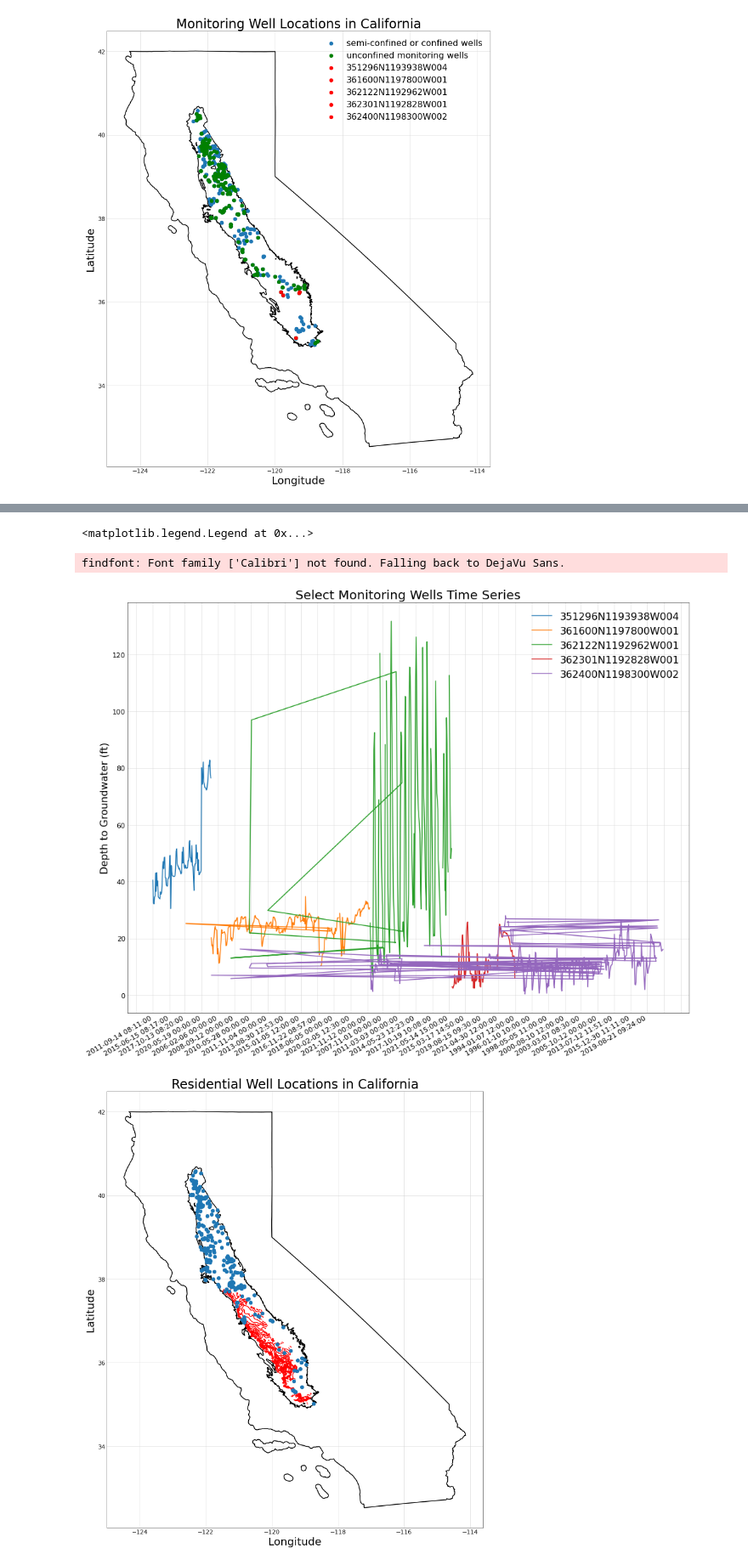
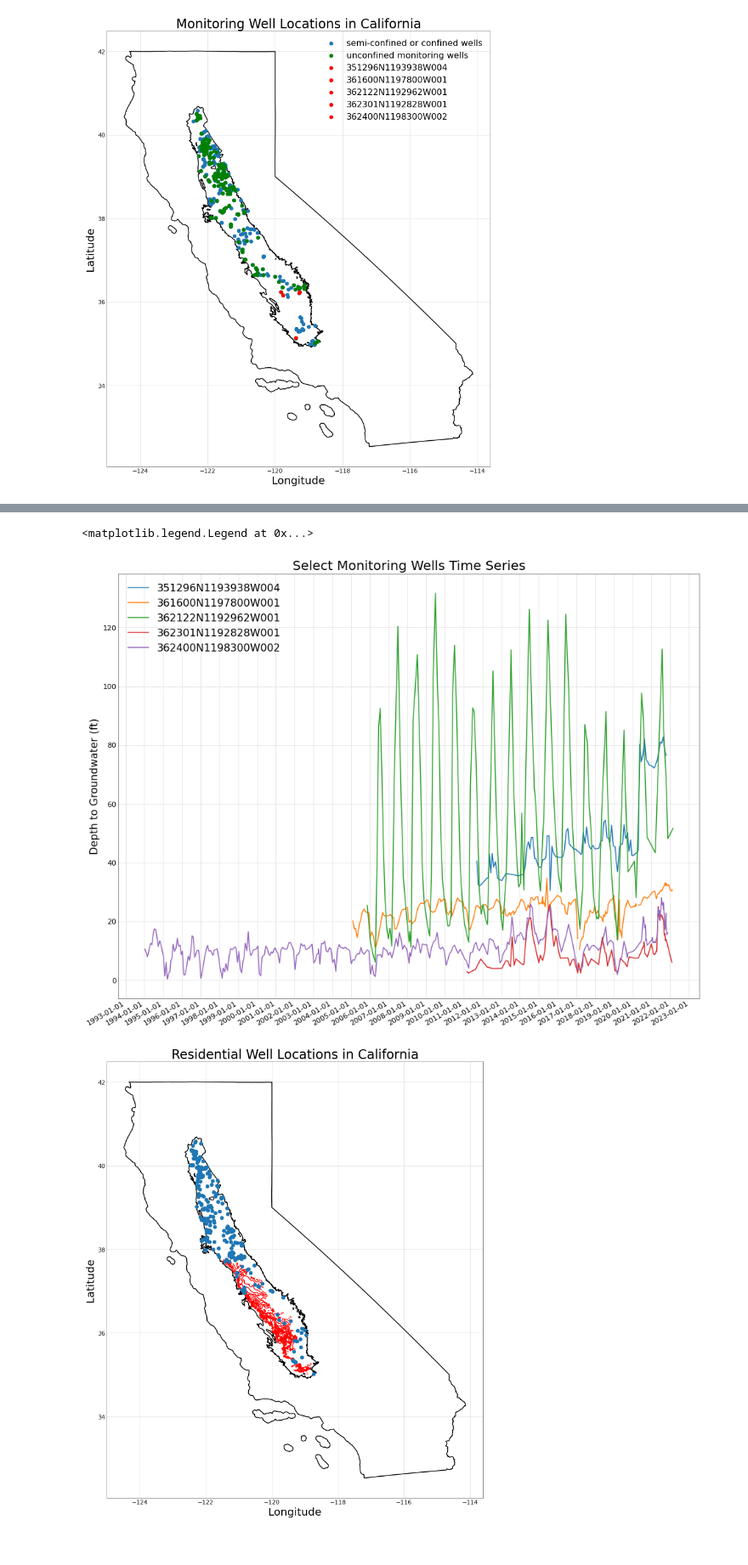
Before and after one commit to envgp/exploring_unconfined_wells, a Jupyter notebook: Well_data_exploration.ipynb, the cells around one changed output, grey strips where cells are left out. Shown at 85% size. Saved outputs shown, nothing was run; the diff lists cells and outputs as text; code cells hidden in the pictures.

```diff
--- a/Well_data_exploration.ipynb
+++ b/Well_data_exploration.ipynb
@@ -149,3 +174,5 @@ memory usage: 270.5+ MB
+# %%
+well_measurements = well_measurements[~well_measurements["WLM_QA_DESC"].isin(bad_descs)]
 # %%
 well_stations.info()
 # %% [output]
@@ -321,13 +348,10 @@ monitoring_site_points = [Point(xy) for xy in zip(monitoring_wells["LONGITUDE"],
 residential_site_points = [Point(xy) for xy in zip(residential_wells["LONGITUDE"], residential_wells["LATITUDE"])]
 agricultural_site_points = [Point(xy) for xy in zip(agricultural_wells["LONGITUDE"], agricultural_wells["LATITUDE"])]
 # %%
-#crs='epsg:4326'
-crs='epsg:3488' # California Albers
-crs_num = 3488
-all_sites = gpd.GeoDataFrame(well_stations_perforations, crs=crs, geometry=all_site_points)
-monitoring_sites = gpd.GeoDataFrame(monitoring_wells, crs=crs, geometry=monitoring_site_points)
-residential_sites = gpd.GeoDataFrame(residential_wells, crs=crs, geometry=residential_site_points)
-agricultural_sites = gpd.GeoDataFrame(agricultural_wells, crs=crs, geometry=agricultural_site_points)
+all_sites = gpd.GeoDataFrame(well_stations_perforations, crs=crs_latlon, geometry=all_site_points)
+monitoring_sites = gpd.GeoDataFrame(monitoring_wells, crs=crs_latlon, geometry=monitoring_site_points)
+residential_sites = gpd.GeoDataFrame(residential_wells, crs=crs_latlon, geometry=residential_site_points)
+agricultural_sites = gpd.GeoDataFrame(agricultural_wells, crs=crs_latlon, geometry=agricultural_site_points)
 # %% [markdown]
 We're only interested in points lying in the central valley, so let's go ahead and carve out the central valley points for these wells, as well as our zone data. For simplicity, let's convert the zone geometry to points.
 # %%
@@ -345,7 +369,7 @@ cv_zone = zone_map.sjoin(CV_map)
 cv_all_sites = all_sites.sjoin(CV_map)
 # %%
 cv_zone['geometry'] = cv_zone['geometry'].to_crs(3857).centroid # web mercator
-cv_zone.to_crs(crs_num, inplace=True)
+cv_zone.to_crs(crs_latlon, inplace=True)
 # %% [markdown]
 The zone information comes from the CVHM, which is regularly gridded. The well data is irregular and does not lie on this grid. Using scipy's ckdtree class, we can rapidly query for the closest CVHM grid point for each well.
 # %%
@@ -488,10 +478,0 @@ print(X.shape)
-# %%
-# compare the prediction and real porosity
-matplotlib.rcParams.update({'font.size': 18})
-plt.plot(Y, reg.predict(X),'.')
-plt.title('Corrcoef: '+str(np.round(np.corrcoef([Y,reg.predict(X)])[0,1],2)))
-plt.gca().set_aspect('equal', adjustable='box')
-#plt.ylim(0,0.51)
-#plt.xlim(0,0.51)
-plt.xlabel('Measured')
-plt.ylabel('Prediction')
@@ -564,32 +485,28 @@ iotools.write_gslib(shallow_measurements_all_csv, 'shallow_measurements_all_cvhm
 # %%
 shallow_measurements.head()
 
 # 361600N1197800W001
 site_codes = list(shallow_measurements["SITE_CODE"].unique())
-single_wells = []
-for site_code in site_codes:
-    single_wells.append(shallow_measurements[shallow_measurements["SITE_CODE"] == site_code])
 fig = plt.figure(figsize=(16,12))
 count = 0
-for single_well in single_wells:
+for site_code in site_codes:
+    single_well = shallow_measurements[shallow_measurements["SITE_CODE"].isin([site_code])]
     single_well = single_well.sort_values(["MSMT_DATE"], ascending=[True])
     if single_well["GSE_GWE"].count() > 100:
-        plt.plot(single_well["MSMT_DATE"].to_numpy(), single_well["GSE_GWE"].to_numpy(), label=site_codes[count])
+        plt.plot(single_well["MSMT_DATE"], single_well["GSE_GWE"], label=site_codes[count])
         count += 1
     if count == 5:
         break
-
 plt.title('Select Monitoring Wells Time Series', fontsize=20)
 plt.ylabel('Depth to Groundwater (ft)', fontsize=16)
 plt.setp(plt.gca().get_xticklabels(), rotation=30, horizontalalignment='right')
-plt.gca().xaxis.set_major_locator(mdates.MonthLocator())
+plt.gca().xaxis.set_major_locator(mdates.YearLocator())
 #plt.gca().invert_xaxis()
 plt.grid(zorder=0)
 plt.legend(fontsize=16)
 # %% [output]
 <matplotlib.legend.Legend at 0x...>
-findfont: Font family ['Calibri'] not found. Falling back to DejaVu Sans.
-[figure, old version]
+[figure, new version]
 # %%
 #plt.figure(figsize=(8,6))
 #plt.plot(well_sites["LONGITUDE"], well_sites["LATITUDE"], '.')
```
Also changed, not shown: parts of 37 cells of this notebook, 5 other files.
